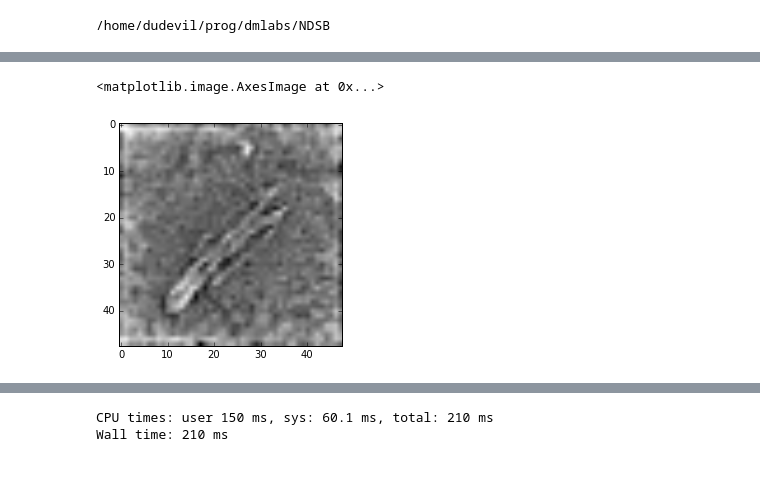
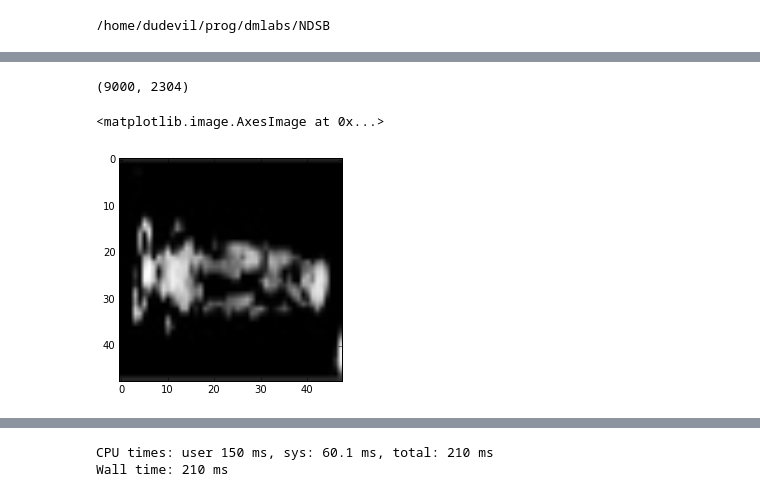
Before and after one commit to dudevil/NDSB, a Jupyter notebook: analysis/Misc.ipynb, the cells around one changed output, grey strips where cells are left out. Drawn from its saved outputs; the diff is of its cells as text; code cells hidden in the pictures.

```diff
--- a/analysis/Misc.ipynb
+++ b/analysis/Misc.ipynb
@@ -9,6 +9,6 @@ import numpy as np
 # %% [output]
 /home/dudevil/prog/dmlabs/NDSB
 # %%
-dsl = DataSetLoader()
+dsl = DataSetLoader(rotate_angle=360, n_epochs=5)
 # %%
-train_x, train_y = dsl.train_gen().next()[:]
+train_x, train_y = dsl.train_gen(augment=True).next()[:]
@@ -19,9 +22,13 @@ x_transformed = zca.transform(train_x)
+# %%
+train_x.shape
+# %% [output]
+(9000, 2304)
 # %%
-ind = np.random.randint(27299)
-plt.imshow(x_transformed[ind].reshape(48,48), cmap=cm.Greys)
+ind = np.random.randint(9000)
+plt.imshow(dsl.X_train_resized[ind].reshape(48,48), cmap=cm.Greys)
 # %% [output]
 <matplotlib.image.AxesImage at 0x...>
-[figure, old version]
+[figure, new version]
 # %%
 plt.imshow(train_x[ind].reshape(48,48), cmap=cm.Greys)
 # %% [output]
```
Also changed, not shown: parts of 3 cells of this notebook, 3 other files.
